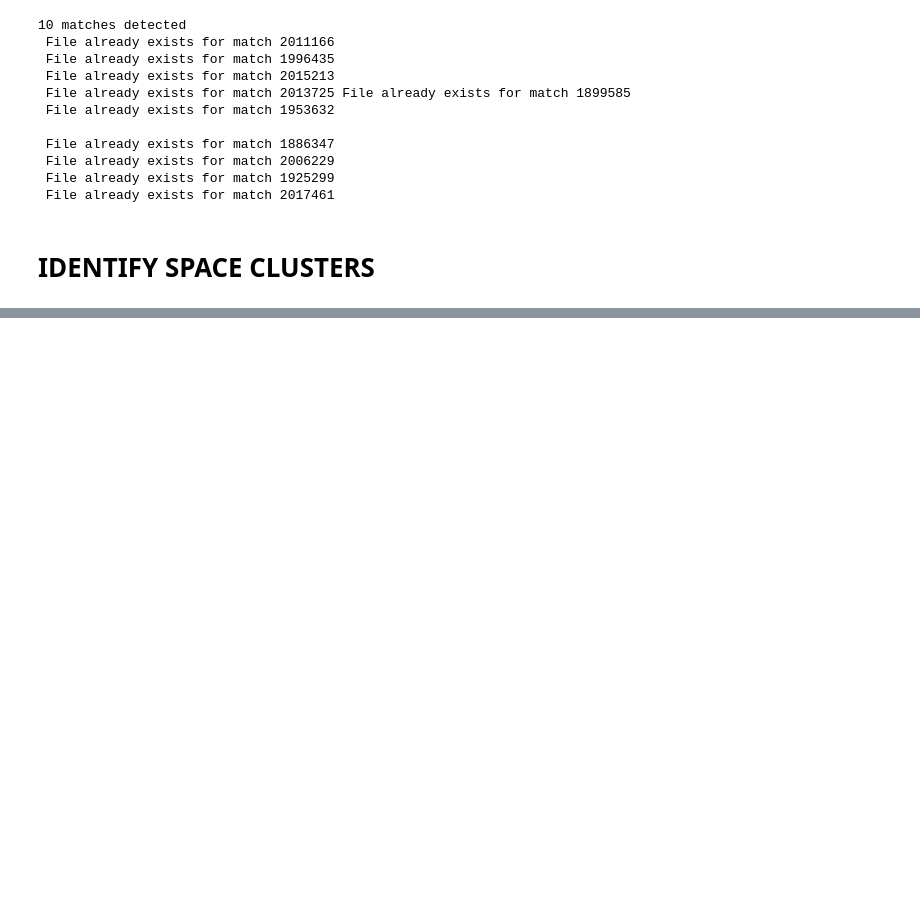
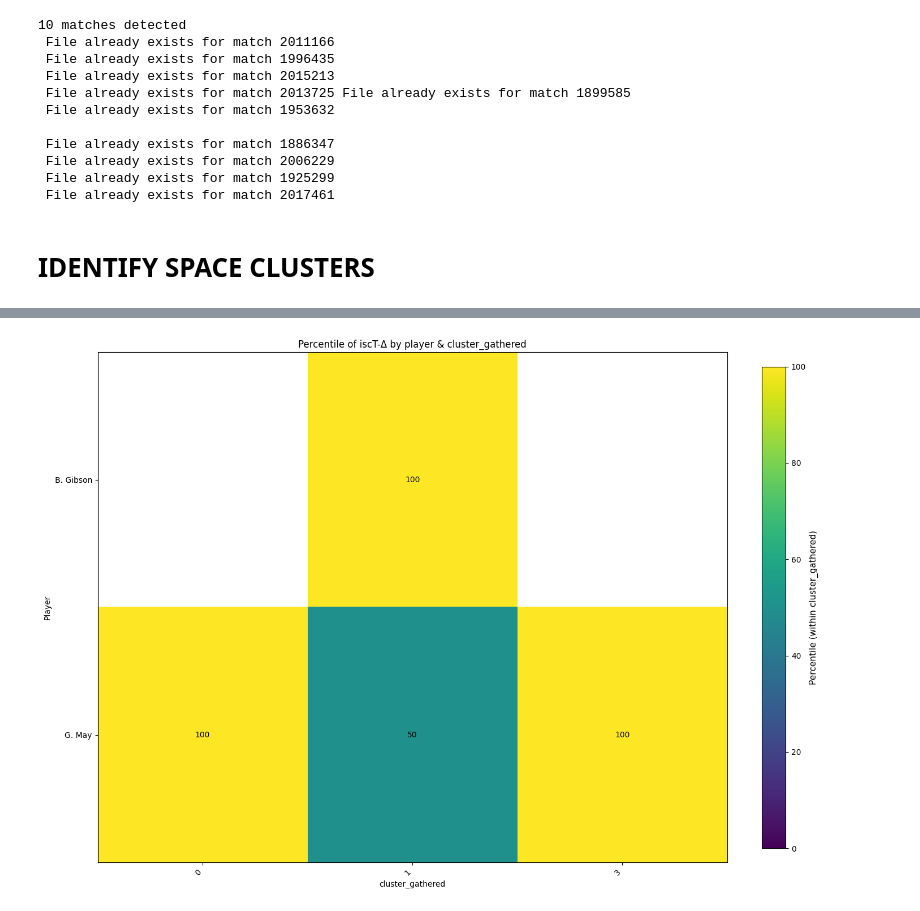
Before and after one commit to TustiWutsi/analytics_cup_research, a Jupyter notebook: submission.ipynb, the cells around one changed output, grey strips where cells are left out. Cells and saved outputs as stored; diff of their text form; code cells hidden in the pictures; blank space fills up the shorter version.

```diff
--- a/submission.ipynb
+++ b/submission.ipynb
@@ -174,0 +257,8 @@ plot_players_cluster_distribution(
+# %%
+pivot_percentiles = plot_player_percentiles(
+    meta_out=meta_out,
+    dimension_col="cluster_gathered",
+    game_situation_filter="low_block"
+)
+# %% [output]
+[figure, added]
```
Also changed, not shown: parts of 23 cells of this notebook, 6 other files.
